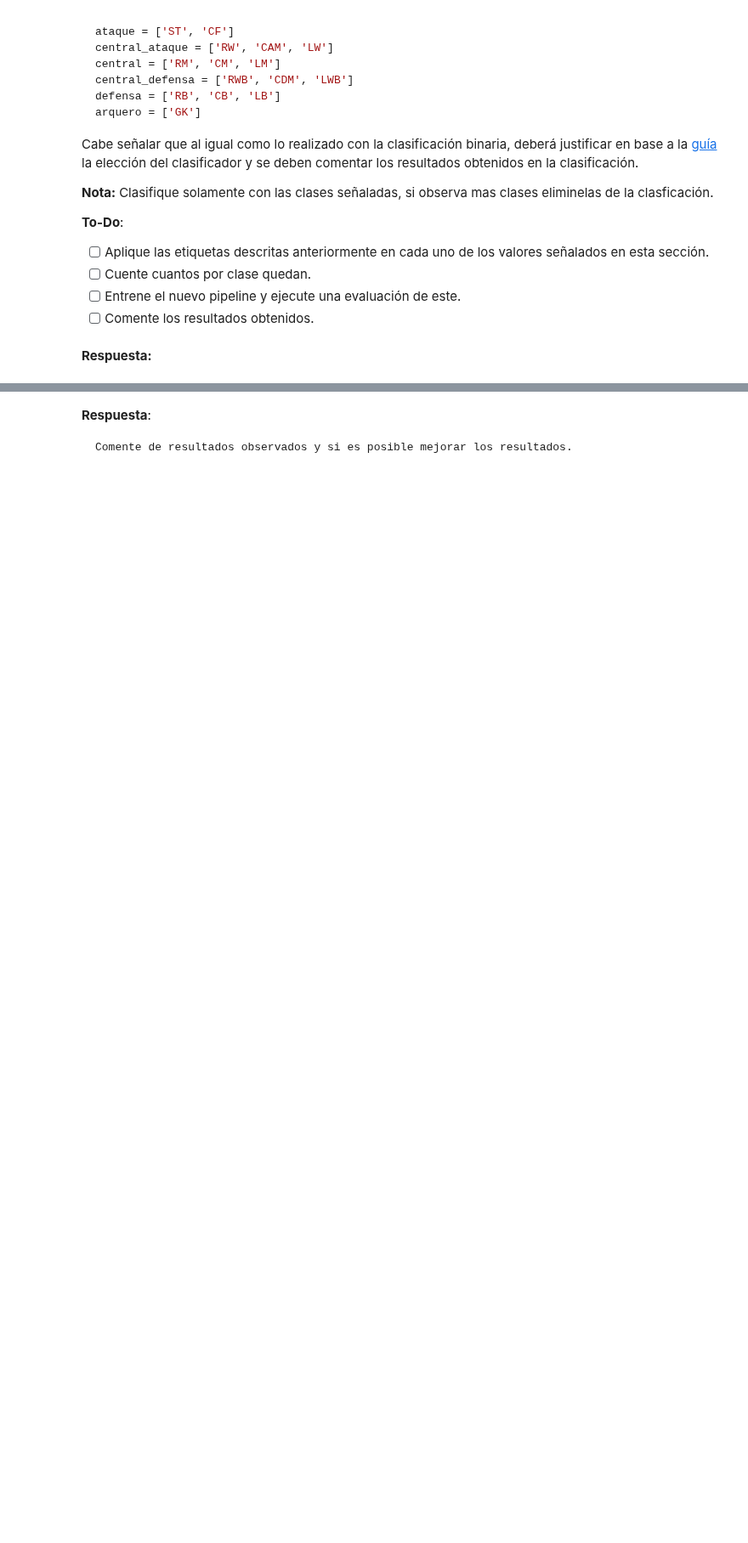
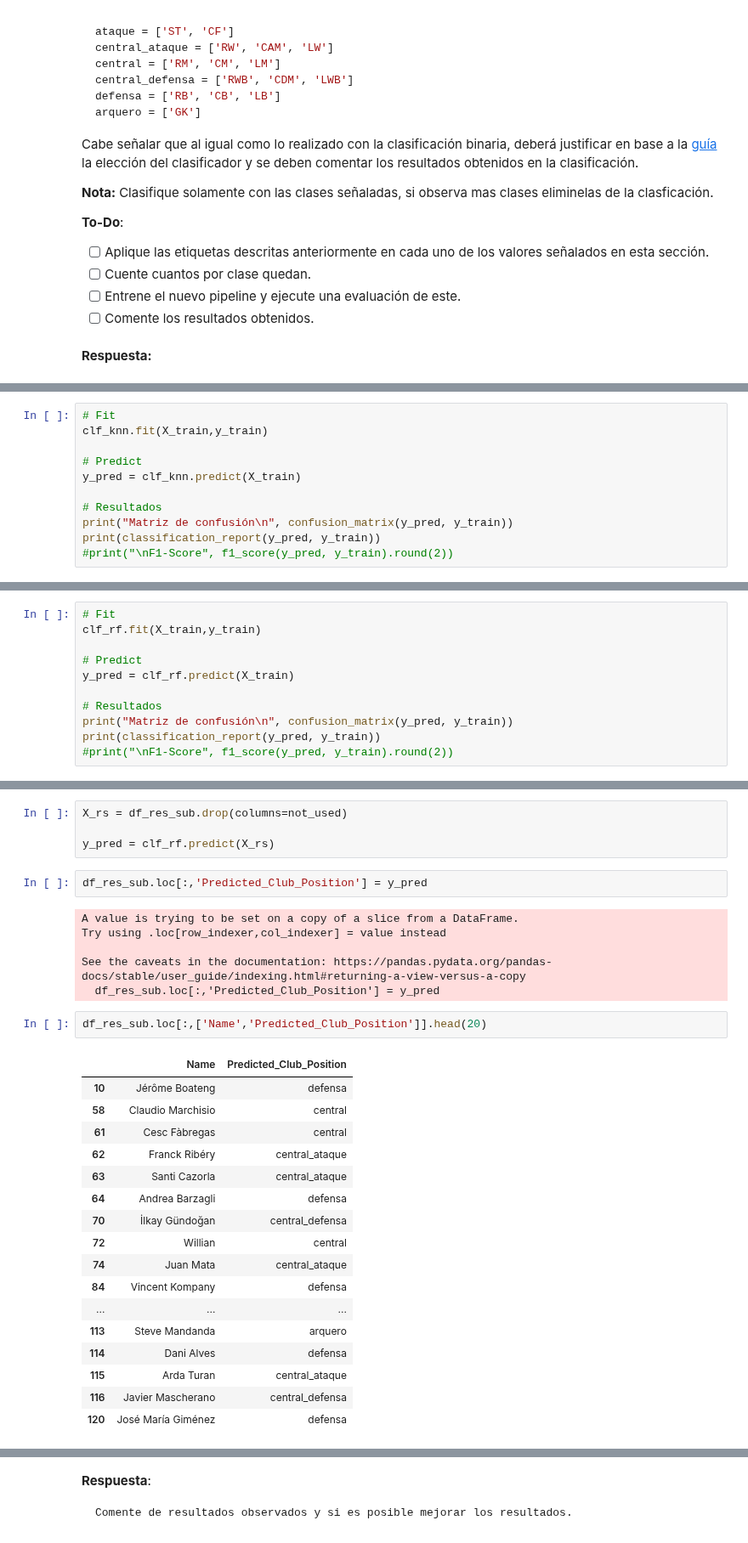
Before and after one commit to cristobalperezp/MDS7202-Laboratorio, a Jupyter notebook: Lab_8.ipynb, the cells around one changed output, grey strips where cells are left out. Shown at 85% size. Saved outputs shown, nothing was run; the diff lists cells and outputs as text; blank space fills up the shorter version.

```diff
--- a/Lab_8.ipynb
+++ b/Lab_8.ipynb
@@ -268,0 +735,11 @@ Cabe señalar que al igual como lo realizado con la clasificación binaria, debe
+# %%
+# Fit
+clf_knn.fit(X_train,y_train)
+
+# Predict
+y_pred = clf_knn.predict(X_train)
+
+# Resultados
+print("Matriz de confusión\n", confusion_matrix(y_pred, y_train))
+print(classification_report(y_pred, y_train))
+#print("\nF1-Score", f1_score(y_pred, y_train).round(2))
@@ -268,0 +794,11 @@ Cabe señalar que al igual como lo realizado con la clasificación binaria, debe
+# %%
+# Fit
+clf_rf.fit(X_train,y_train)
+
+# Predict
+y_pred = clf_rf.predict(X_train)
+
+# Resultados
+print("Matriz de confusión\n", confusion_matrix(y_pred, y_train))
+print(classification_report(y_pred, y_train))
+#print("\nF1-Score", f1_score(y_pred, y_train).round(2))
@@ -268,0 +853,32 @@ Cabe señalar que al igual como lo realizado con la clasificación binaria, debe
+# %%
+X_rs = df_res_sub.drop(columns=not_used)
+
+y_pred = clf_rf.predict(X_rs)
+# %%
+df_res_sub.loc[:,'Predicted_Club_Position'] = y_pred
+# %% [output]
+A value is trying to be set on a copy of a slice from a DataFrame.
+Try using .loc[row_indexer,col_indexer] = value instead
+
+See the caveats in the documentation: https://pandas.pydata.org/pandas-docs/stable/user_guide/indexing.html#returning-a-view-versus-a-copy
+  df_res_sub.loc[:,'Predicted_Club_Position'] = y_pred
+# %%
+df_res_sub.loc[:,['Name','Predicted_Club_Position']].head(20)
+# %% [output]
+|  | Name | Predicted_Club_Position |
+| 10 | Jérôme Boateng | defensa |
+| 58 | Claudio Marchisio | central |
+| 61 | Cesc Fàbregas | central |
+| 62 | Franck Ribéry | central_ataque |
+| 63 | Santi Cazorla | central_ataque |
+| 64 | Andrea Barzagli | defensa |
+| 70 | İlkay Gündoğan | central_defensa |
+| 72 | Willian | central |
+| 74 | Juan Mata | central_ataque |
+| 84 | Vincent Kompany | defensa |
+| ... | ... | ... |
+| 113 | Steve Mandanda | arquero |
+| 114 | Dani Alves | defensa |
+| 115 | Arda Turan | central_ataque |
+| 116 | Javier Mascherano | central_defensa |
+| 120 | José María Giménez | defensa |
```
Also changed, not shown: parts of 58 cells of this notebook.
